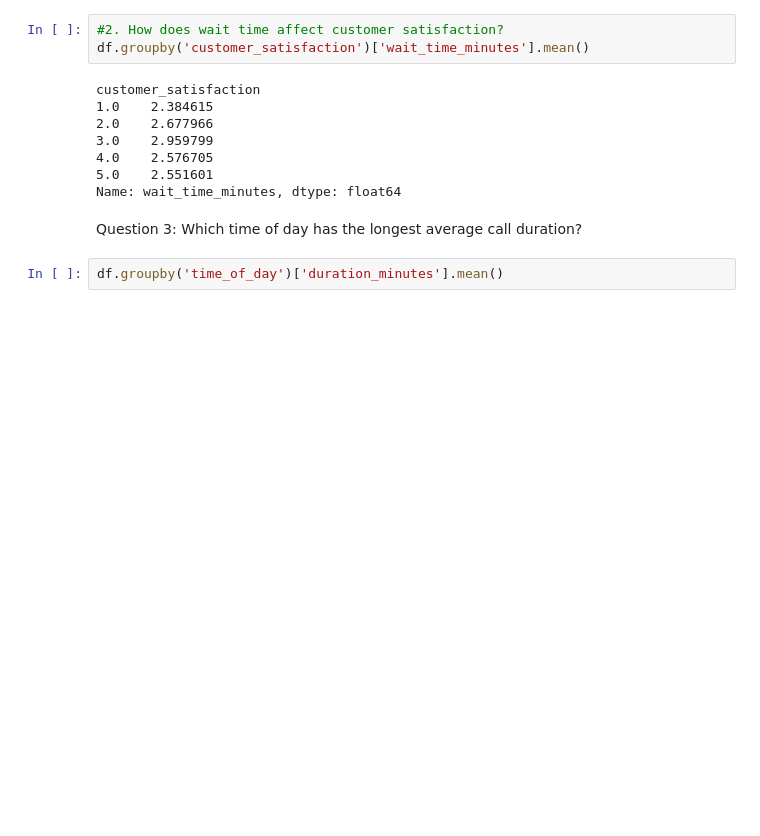
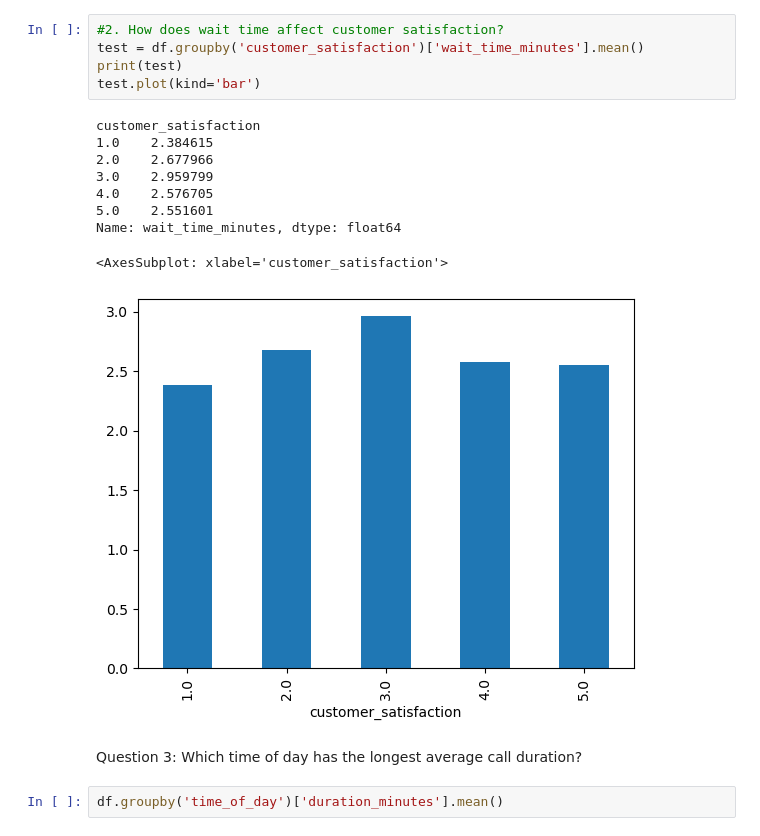
Before and after one commit to LucaLopesAN23SI/Data_Challenge-, a Jupyter notebook: Data.ipynb, the cells around one changed output. Saved outputs shown, nothing was run; the diff lists cells and outputs as text; blank space fills up the shorter version.

```diff
--- a/Data.ipynb
+++ b/Data.ipynb
@@ -45,14 +46,18 @@ Name: resolved, dtype: float64
 # %%
 #2. How does wait time affect customer satisfaction?
-df.groupby('customer_satisfaction')['wait_time_minutes'].mean()
+test = df.groupby('customer_satisfaction')['wait_time_minutes'].mean()
+print(test)
+test.plot(kind='bar')
 # %% [output]
 customer_satisfaction
 1.0    2.384615
 2.0    2.677966
 3.0    2.959799
 4.0    2.576705
 5.0    2.551601
 Name: wait_time_minutes, dtype: float64
+<AxesSubplot: xlabel='customer_satisfaction'>
+[figure, added]
 # %% [markdown]
 Question 3:
     Which time of day has the longest average call duration?
```
Also changed, not shown: parts of 6 cells of this notebook.
